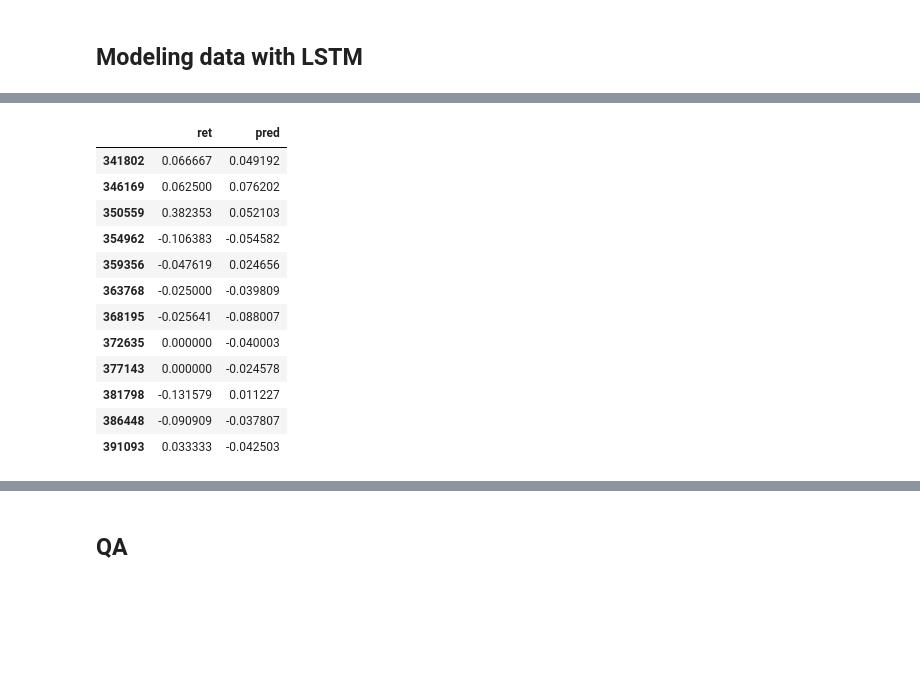
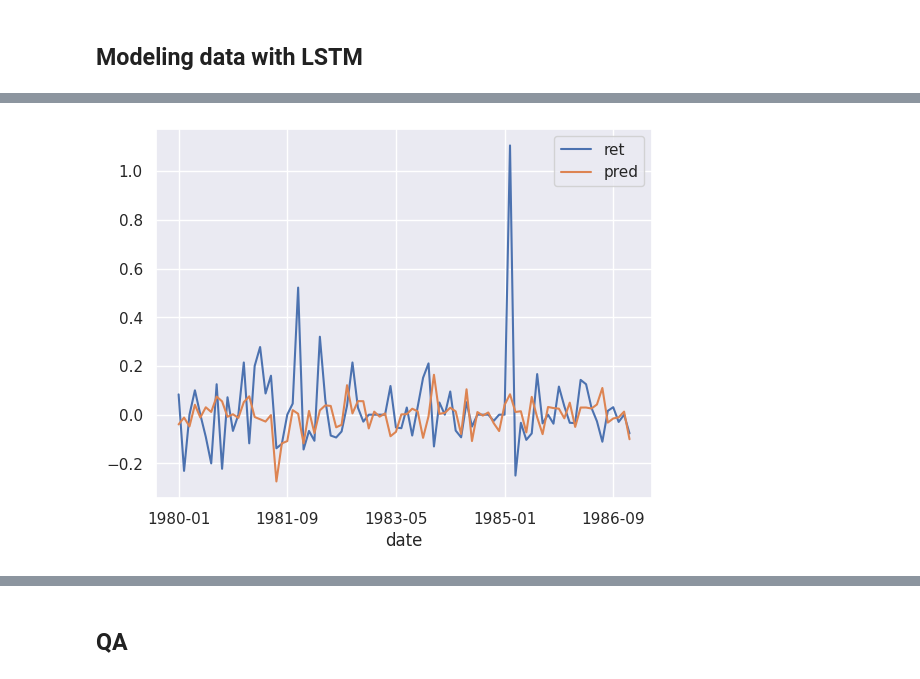
Before and after one commit to kevinidea/neural_network_stock_model, a Jupyter notebook: src/explore_data.ipynb, the cells around one changed output, grey strips where cells are left out. Saved outputs shown, nothing was run; the diff lists cells and outputs as text; code cells hidden in the pictures; blank space fills up the shorter version.

```diff
--- a/src/explore_data.ipynb
+++ b/src/explore_data.ipynb
@@ -21,5 +23,7 @@ from torch import nn
 # %% [markdown]
 ## Initial setup
+# %%
+sns.set()
 # %%
 os.chdir('/zfs/projects/darc/wolee_edehaan_suzienoh-exploratory-ml')
 # %%
@@ -700,18 +704,6 @@ train_data_final['pred'] = predict(train_loader, model).numpy()
 # %%
 test_data_final['pred'] = predict(test_loader, model).numpy()
 # %%
-test_data_final[[target, 'pred']]
+train_data_final[['date', target, 'pred']].set_index('date').plot();
 # %% [output]
-|  | ret | pred |
-| 341802 | 0.066667 | 0.049192 |
-| 346169 | 0.062500 | 0.076202 |
-| 350559 | 0.382353 | 0.052103 |
-| 354962 | -0.106383 | -0.054582 |
-| 359356 | -0.047619 | 0.024656 |
-| 363768 | -0.025000 | -0.039809 |
-| 368195 | -0.025641 | -0.088007 |
-| 372635 | 0.000000 | -0.040003 |
-| 377143 | 0.000000 | -0.024578 |
-| 381798 | -0.131579 | 0.011227 |
-| 386448 | -0.090909 | -0.037807 |
-| 391093 | 0.033333 | -0.042503 |
+[figure, added]
```
Also changed, not shown: parts of 7 cells of this notebook.
